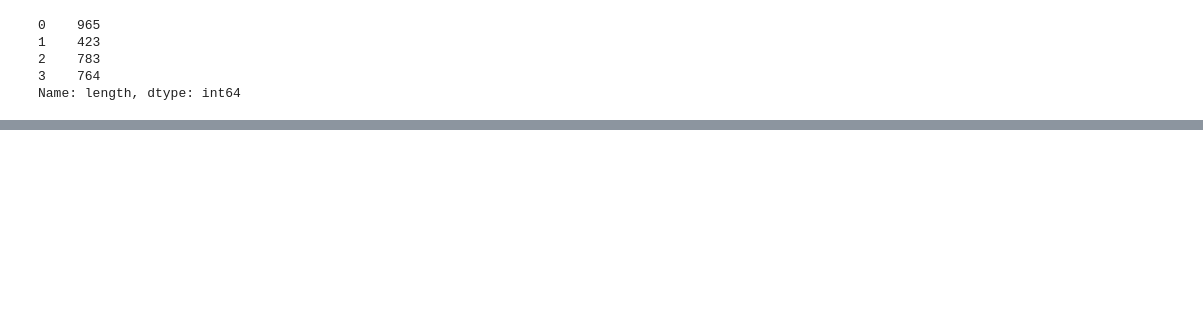
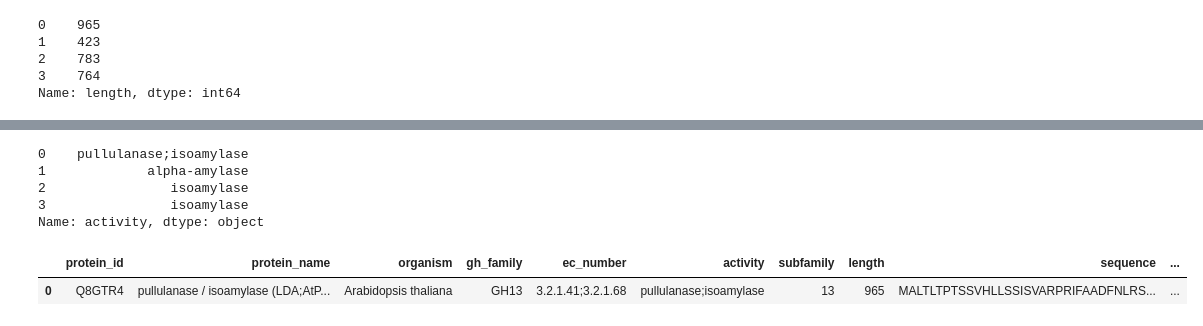
Before and after one commit to cignoBianco/plant-enzyme-ml, a Jupyter notebook: notebooks/01_dataset_exploration.ipynb, the cells around one changed output, grey strips where cells are left out. Saved outputs shown, nothing was run; the diff lists cells and outputs as text; code cells hidden in the pictures; blank space fills up the shorter version.

```diff
--- a/notebooks/01_dataset_exploration.ipynb
+++ b/notebooks/01_dataset_exploration.ipynb
@@ -154,0 +179,13 @@ NameError: name 'plt' is not defined
+# %%
+df["activity"]
+# %% [output]
+0    pullulanase;isoamylase
+1             alpha-amylase
+2                isoamylase
+3                isoamylase
+Name: activity, dtype: object
+# %%
+df[df["activity"].str.contains(";")]
+# %% [output]
+|  | protein_id | protein_name | organism | gh_family | ec_number | activity | subfamily | length | sequence | ... |
+| 0 | Q8GTR4 | pullulanase / isoamylase (LDA;AtP... | Arabidopsis thaliana | GH13 | 3.2.1.41;3.2.1.68 | pullulanase;isoamylase | 13 | 965 | MALTLTPTSSVHLLSSISVARPRIFAADFNLRS... | ... |
```
Also changed, not shown: parts of 19 cells of this notebook, 1 other file.
